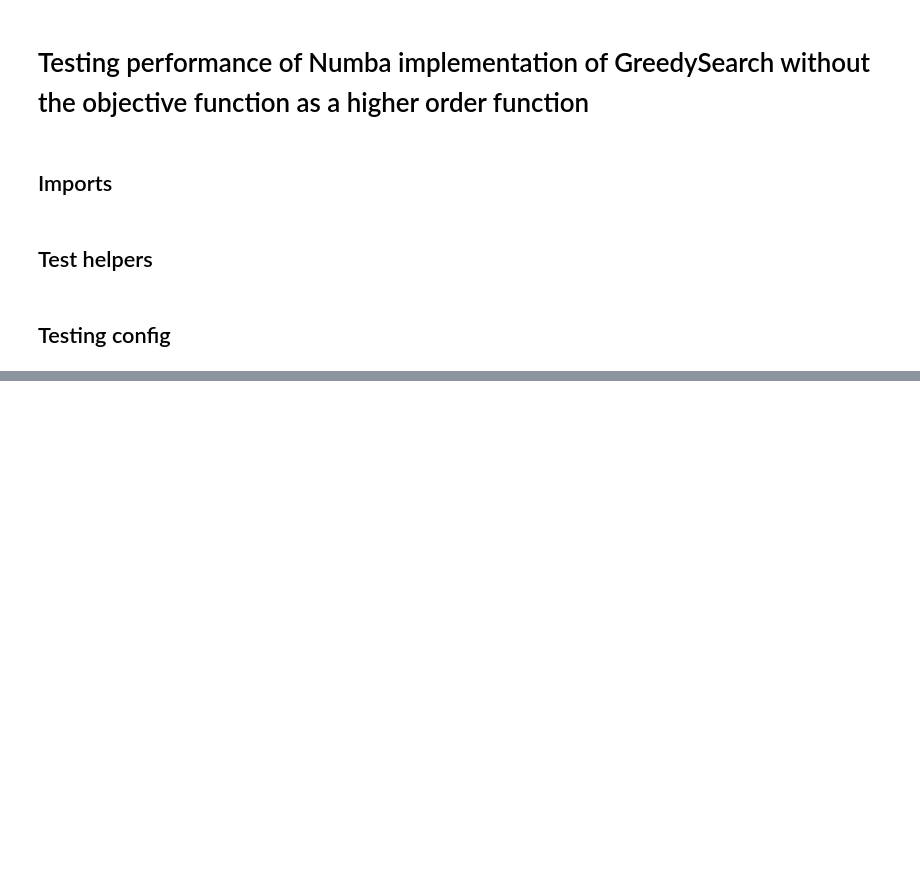
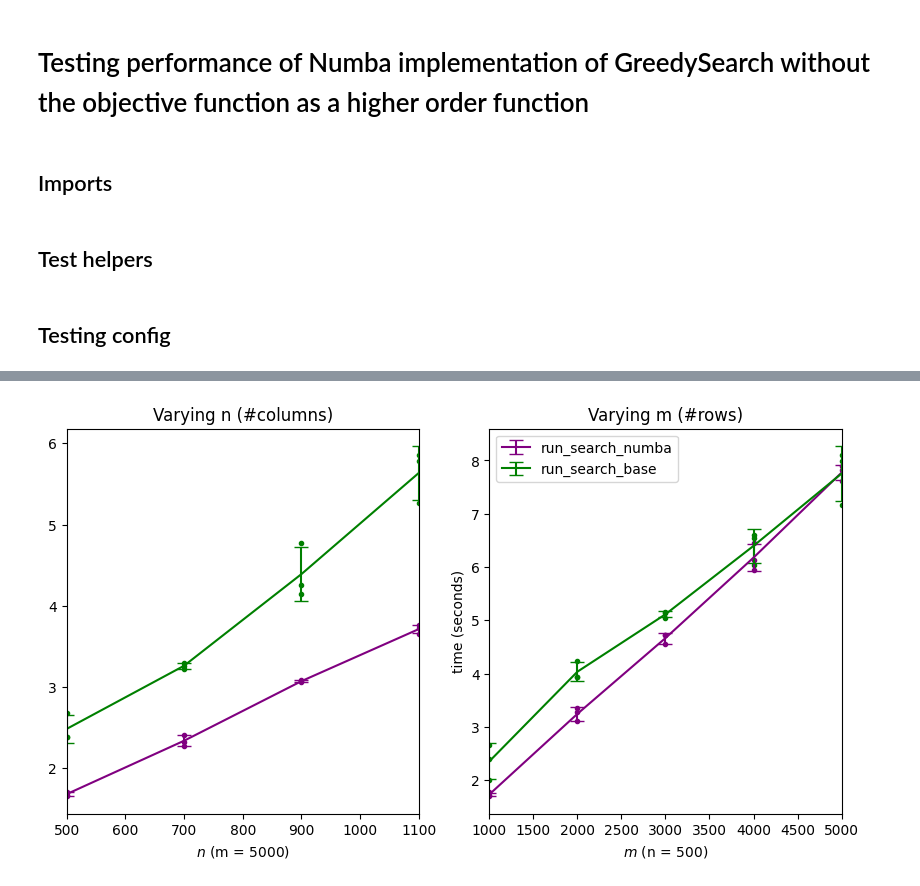
Before and after one commit to marioboley/realkd.py, a Jupyter notebook: performance.ipynb, the cells around one changed output, grey strips where cells are left out. Saved outputs shown, nothing was run; the diff lists cells and outputs as text; code cells hidden in the pictures; blank space fills up the shorter version.

```diff
--- a/performance.ipynb
+++ b/performance.ipynb
@@ -118,16 +115,12 @@ def get_full_context(X, y):
 # %%
 import timeit
 
-
-ns = np.arange(50, 501, 50)
-ms = np.arange(500, 1101, 200)
-
-ms_to_plot = np.arange(5000, 500001, 5000)
+ms_to_plot = np.arange(1000, 5001, 1000)
 ns_to_plot = np.arange(500, 1101, 200)
 
 
 LOOPS_PER_RUN=100
-NUM_REPEATS=5
+NUM_REPEATS=3
 RUNS_PER_REPEAT=5
 
 benchmark_configs = [
@@ -140,7 +133,7 @@ benchmark_configs = [
     'iterator': ns_to_plot,
     'config': {
       'n': '$i',
-      'm': 5000
+      'm': 1000
     }
   },
   {
@@ -177,14 +170,13 @@ for benchmark in benchmark_configs:
   }
   for i in benchmark['iterator']:
     for method in ['run_search_numba', 'run_search_base']:
-      print(f'i={i}, method={method}:')
+      print(f'i={i}, method={method}: ', end='')
       n = i if benchmark['config']['n'] == '$i' else benchmark['config']['n']
       m = i if benchmark['config']['m'] == '$i' else benchmark['config']['m']
       timeresults = []
       for repeat in range(NUM_REPEATS):
-        print('generating test data')
+        print('generating test data and context.... ', end='' )
         X, y = generate_test_data(m, n)
-        print('getting context')
         ctx, g, h, reg, obj_fn = get_full_context(X, y)
         print('running test')
         timeresults.append(min(timeit.repeat(f'{method}(ctx, g, h, reg, obj_fn)', repeat=RUNS_PER_REPEAT, number=LOOPS_PER_RUN, globals=globals())))
@@ -271,0 +202,26 @@ plt.show()
+# %%
+from statistics import mean, stdev
+from matplotlib.markers import MarkerStyle
+import matplotlib.pyplot as plt
+from numpy import average
+label_to_colors = {
+  'run_search_base': 'green',
+  'run_search_numba': 'purple'
+}
+plt.subplots(1, 2, figsize=(10, 5))
+
+plt.ylabel('time (seconds)')
+for i, benchmark in enumerate(benchmark_configs):
+  plt.subplot(1, 2, i+1)
+  plt.xlim(benchmark['iterator'][0], benchmark['iterator'][-1])
+  plt.title(benchmark['display']['title'])
+  plt.xlabel(benchmark['display']['xlabel'])
+  for label, time_result in benchmark_results[benchmark['name']].items():
+    for i in benchmark['iterator']:
+      plt.scatter([i]*NUM_REPEATS, time_result[i], c=label_to_colors[label], marker='.')
+    plt.errorbar(benchmark['iterator'], [mean(time_result[i]) for i in benchmark['iterator']], yerr=[stdev(time_result[i]) for i in benchmark['iterator']], marker='', capsize=5.0, label=label, c=label_to_colors[label])
+plt.legend()
+
+plt.show()
+# %% [output]
+[figure, added]
```
Also changed, not shown: parts of 3 cells of this notebook, 1 other file.
